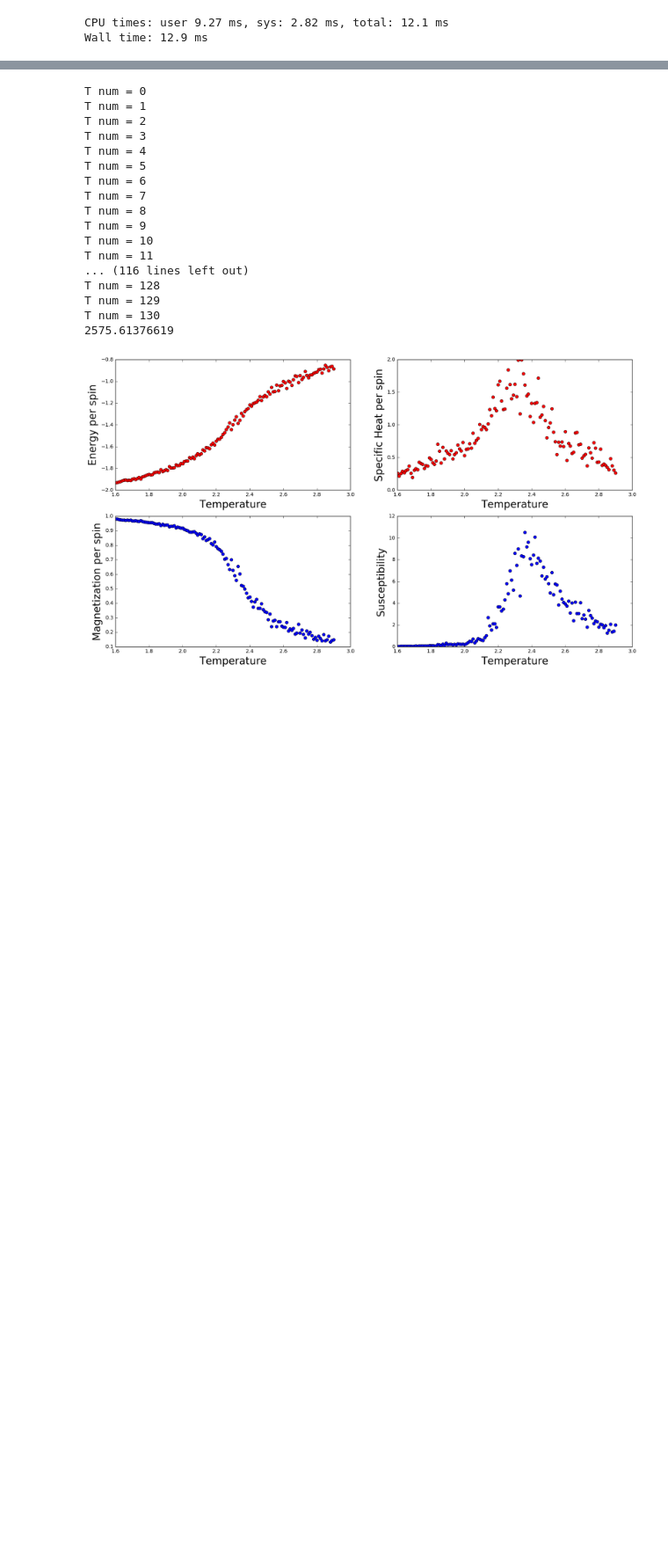
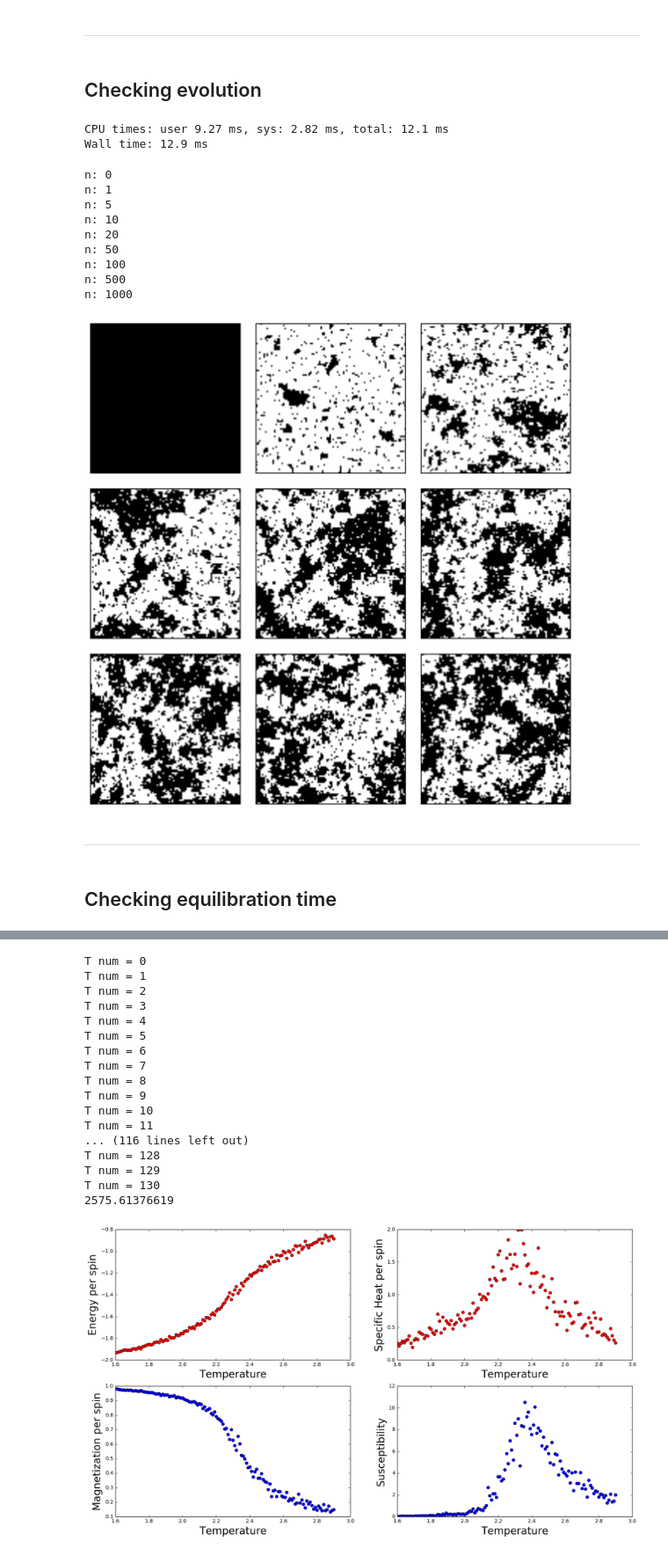
Before and after one commit to kaitshin/PHYSICS113-final-project, a Jupyter notebook: Wolff.ipynb, the cells around one changed output, grey strips where cells are left out. Shown at 88% size. Saved outputs shown, nothing was run; the diff lists cells and outputs as text; code cells hidden in the pictures; blank space fills up the shorter version.

```diff
--- a/Wolff.ipynb
+++ b/Wolff.ipynb
@@ -111,3 +203,7 @@ def wolff(init, L, J, T, nsteps):
+# %% [markdown]
+***
+# %% [markdown]
+## Checking evolution
 # %%
 T = 2.2
 J = 1
@@ -133,0 +217,39 @@ t_points = len(temps)
+# %%
+T = 2.4
+J = 1
+L = 100
+init = np.ones((L,L))
+
+f, axarr = plt.subplots(3,3)
+f.set_size_inches(8,8)
+plt.tight_layout(pad=0, w_pad=-1, h_pad=-1)
+axes = np.ndarray.flatten(axarr)
+grid = np.copy(init)
+ax_counter = 0
+for n in range(1000+1):
+    if n in [0, 1, 5, 10, 20, 50, 100, 500, 1000]:
+        print 'n:', n
+        plot_ising_grid(-grid, axes[ax_counter])
+        axes[ax_counter].tick_params(axis='x', which='both', bottom=False,
+                                     top=False, labelbottom=False)
+        axes[ax_counter].tick_params(axis='y', which='both', left=False,
+                                     'right=False, labelleft=False)
+        ax_counter += 1
+    grid = wolff(grid, L, J, T, 1)
+
+plt.savefig('Report/Wolff_evolution.pdf', bbox_inches='tight')
+# %% [output]
+n: 0
+n: 1
+n: 5
+n: 10
+n: 20
+n: 50
+n: 100
+n: 500
+n: 1000
+[figure, added]
+# %% [markdown]
+***
+# %% [markdown]
+## Checking equilibration time
```
Also changed, not shown: parts of 48 cells of this notebook.
